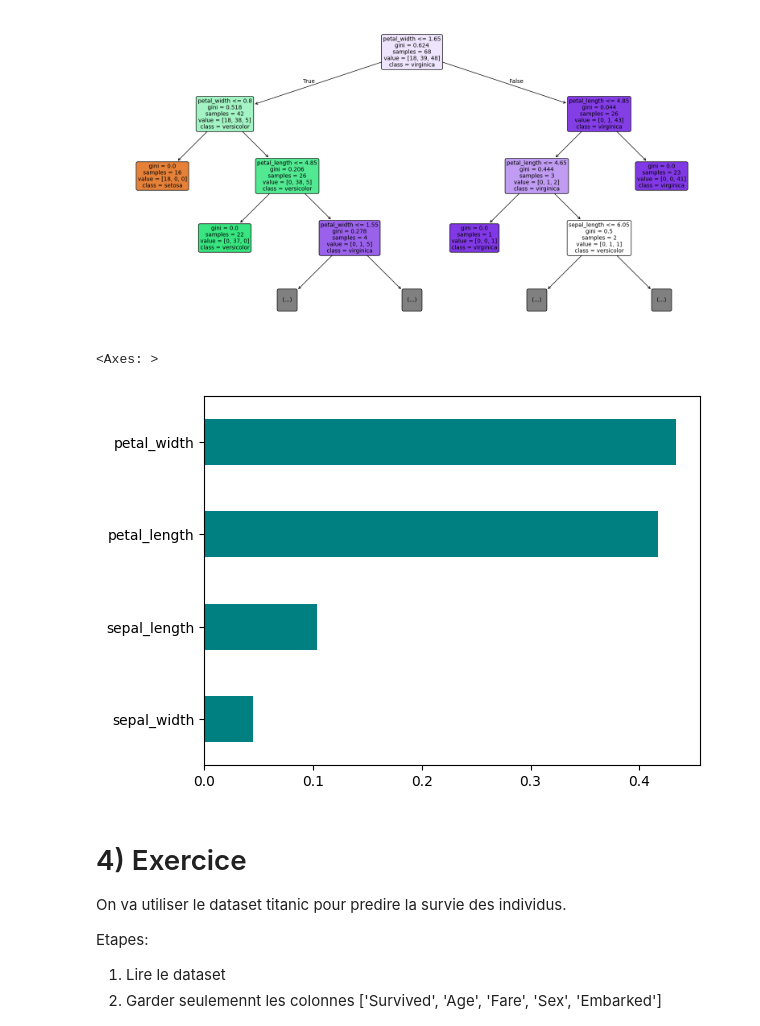
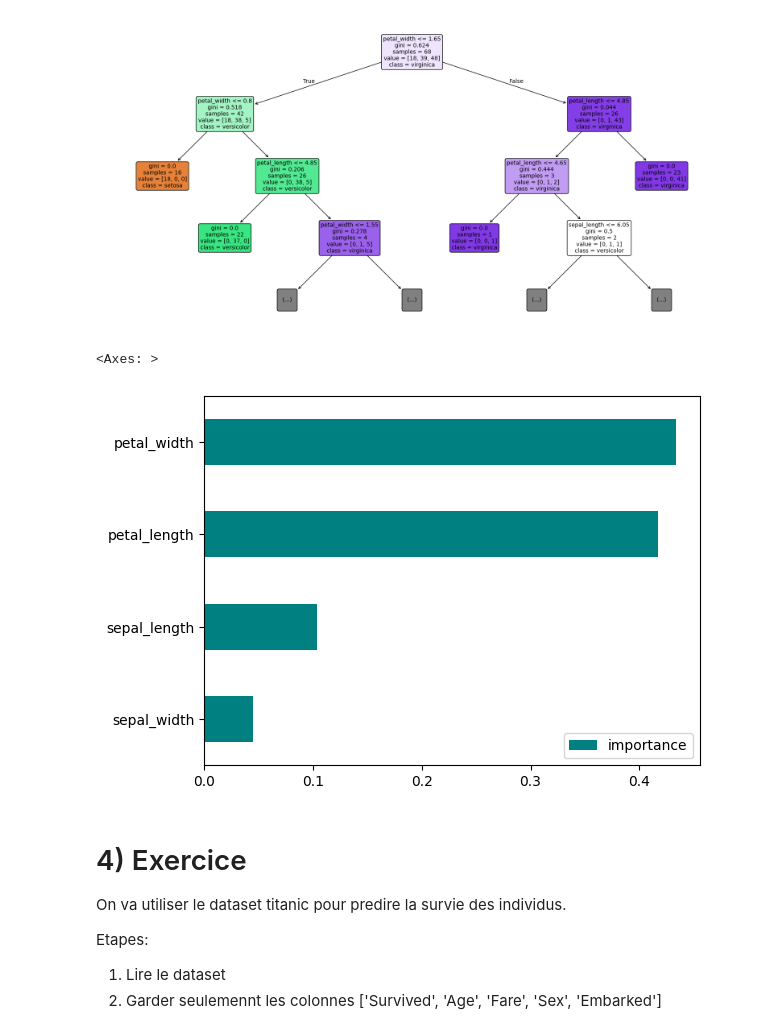
Before and after one commit to crnl-lab/Formation_2025_Python_data_analyse, a Jupyter notebook: notebooks/sklearn.ipynb, the cells around one changed output. Cells and saved outputs as stored; diff of their text form; code cells hidden in the pictures.

```diff
--- a/notebooks/sklearn.ipynb
+++ b/notebooks/sklearn.ipynb
@@ -321,3 +357,24 @@ scores = sklearn.model_selection.cross_val_score(svc_pipeline, X, y, cv=4, scori
 scores
 # %% [output]
 array([0.97368421, 0.94736842, 0.94594595, 1.        ])
+# %%
+pipeline = sklearn.pipeline.make_pipeline(sklearn.preprocessing.StandardScaler(), sklearn.svm.SVC())
+
+param_grid = {
+    'svc__C': [0.1, 1, 10],
+    'svc__kernel': ['linear', 'rbf'],
+    'svc__gamma': ['scale', 'auto']
+}
+
+grid = sklearn.model_selection.GridSearchCV(
+    estimator=pipeline,
+    param_grid=param_grid,
+    refit='f1',
+    cv=4,
+    return_train_score=True,
+)
+
+grid.fit(X, y)
+
+print("Best params:", grid.best_params_)
+print("Best F1 score:", grid.best_score_)
@@ -380,12 +440,12 @@ sklearn.tree.plot_tree(clf.estimators_[0],
 [figure]
 # %%
 importances = clf.feature_importances_
-forest_importances = pd.Series(importances, index=features)
+forest_importances = pd.DataFrame(importances, columns=["importance"], index=features)
 
-forest_importances.sort_values().plot(kind='barh', color='teal')
+forest_importances.sort_values("importance").plot(kind='barh', color='teal')
 # %% [output]
 <Axes: >
-[figure, old version]
+[figure, new version]
 # %% [markdown]
 # 4) Exercice
 
```
Also changed, not shown: parts of 14 cells of this notebook.
